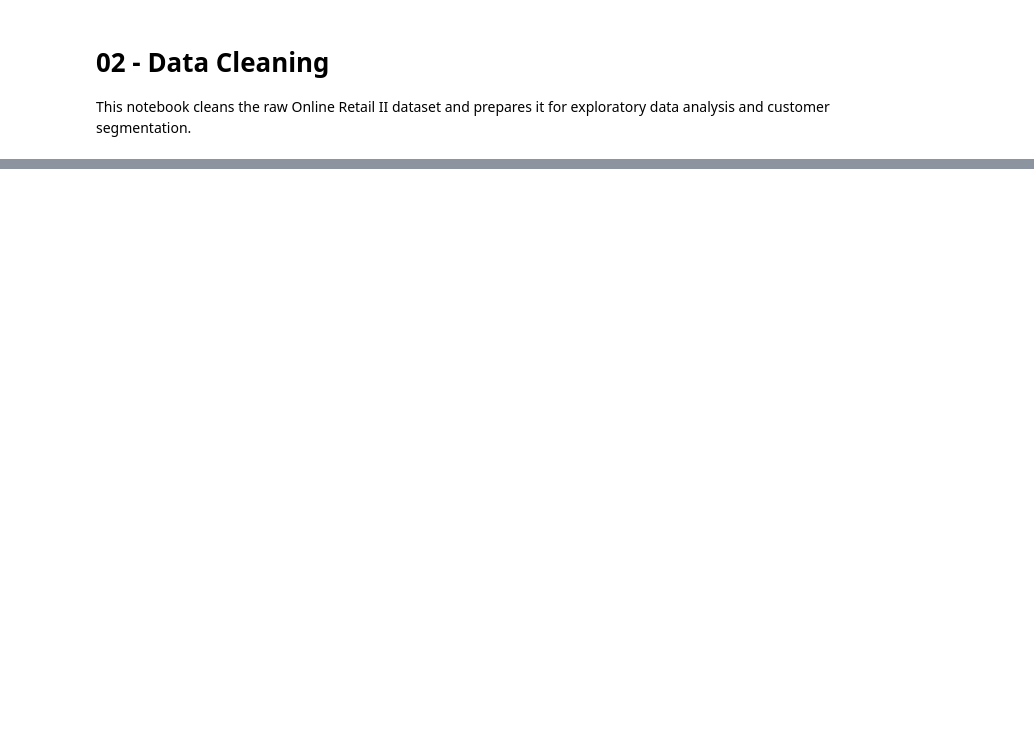
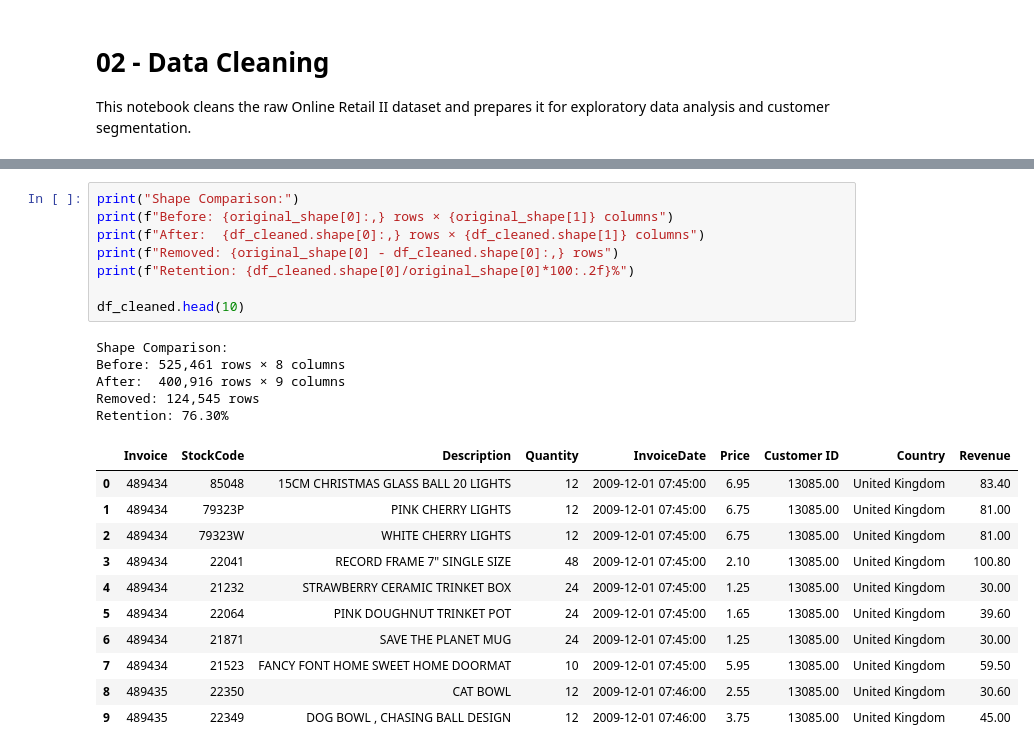
Before and after one commit to cdpratik/ml_02_customer-segmentation-kmeans-pca, a Jupyter notebook: notebooks/02_data_cleaning.ipynb, the cells around one changed output, grey strips where cells are left out. Drawn from its saved outputs; the diff is of its cells as text; blank space fills up the shorter version.

```diff
--- a/notebooks/02_data_cleaning.ipynb
+++ b/notebooks/02_data_cleaning.ipynb
@@ -596,0 +114,25 @@ Total revenue: £8,798,233.74
+# %%
+print("Shape Comparison:")
+print(f"Before: {original_shape[0]:,} rows × {original_shape[1]} columns")
+print(f"After:  {df_cleaned.shape[0]:,} rows × {df_cleaned.shape[1]} columns")
+print(f"Removed: {original_shape[0] - df_cleaned.shape[0]:,} rows")
+print(f"Retention: {df_cleaned.shape[0]/original_shape[0]*100:.2f}%")
+
+df_cleaned.head(10)
+# %% [output]
+Shape Comparison:
+Before: 525,461 rows × 8 columns
+After:  400,916 rows × 9 columns
+Removed: 124,545 rows
+Retention: 76.30%
+|  | Invoice | StockCode | Description | Quantity | InvoiceDate | Price | Customer ID | Country | Revenue |
+| 0 | 489434 | 85048 | 15CM CHRISTMAS GLASS BALL 20 LIGHTS | 12 | 2009-12-01 07:45:00 | 6.95 | 13085.00 | United Kingdom | 83.40 |
+| 1 | 489434 | 79323P | PINK CHERRY LIGHTS | 12 | 2009-12-01 07:45:00 | 6.75 | 13085.00 | United Kingdom | 81.00 |
+| 2 | 489434 | 79323W | WHITE CHERRY LIGHTS | 12 | 2009-12-01 07:45:00 | 6.75 | 13085.00 | United Kingdom | 81.00 |
+| 3 | 489434 | 22041 | RECORD FRAME 7" SINGLE SIZE | 48 | 2009-12-01 07:45:00 | 2.10 | 13085.00 | United Kingdom | 100.80 |
+| 4 | 489434 | 21232 | STRAWBERRY CERAMIC TRINKET BOX | 24 | 2009-12-01 07:45:00 | 1.25 | 13085.00 | United Kingdom | 30.00 |
+| 5 | 489434 | 22064 | PINK DOUGHNUT TRINKET POT | 24 | 2009-12-01 07:45:00 | 1.65 | 13085.00 | United Kingdom | 39.60 |
+| 6 | 489434 | 21871 | SAVE THE PLANET MUG | 24 | 2009-12-01 07:45:00 | 1.25 | 13085.00 | United Kingdom | 30.00 |
+| 7 | 489434 | 21523 | FANCY FONT HOME SWEET HOME DOORMAT | 10 | 2009-12-01 07:45:00 | 5.95 | 13085.00 | United Kingdom | 59.50 |
+| 8 | 489435 | 22350 | CAT BOWL | 12 | 2009-12-01 07:46:00 | 2.55 | 13085.00 | United Kingdom | 30.60 |
+| 9 | 489435 | 22349 | DOG BOWL , CHASING BALL DESIGN | 12 | 2009-12-01 07:46:00 | 3.75 | 13085.00 | United Kingdom | 45.00 |
```
Also changed, not shown: parts of 37 cells of this notebook, 5 other files.
